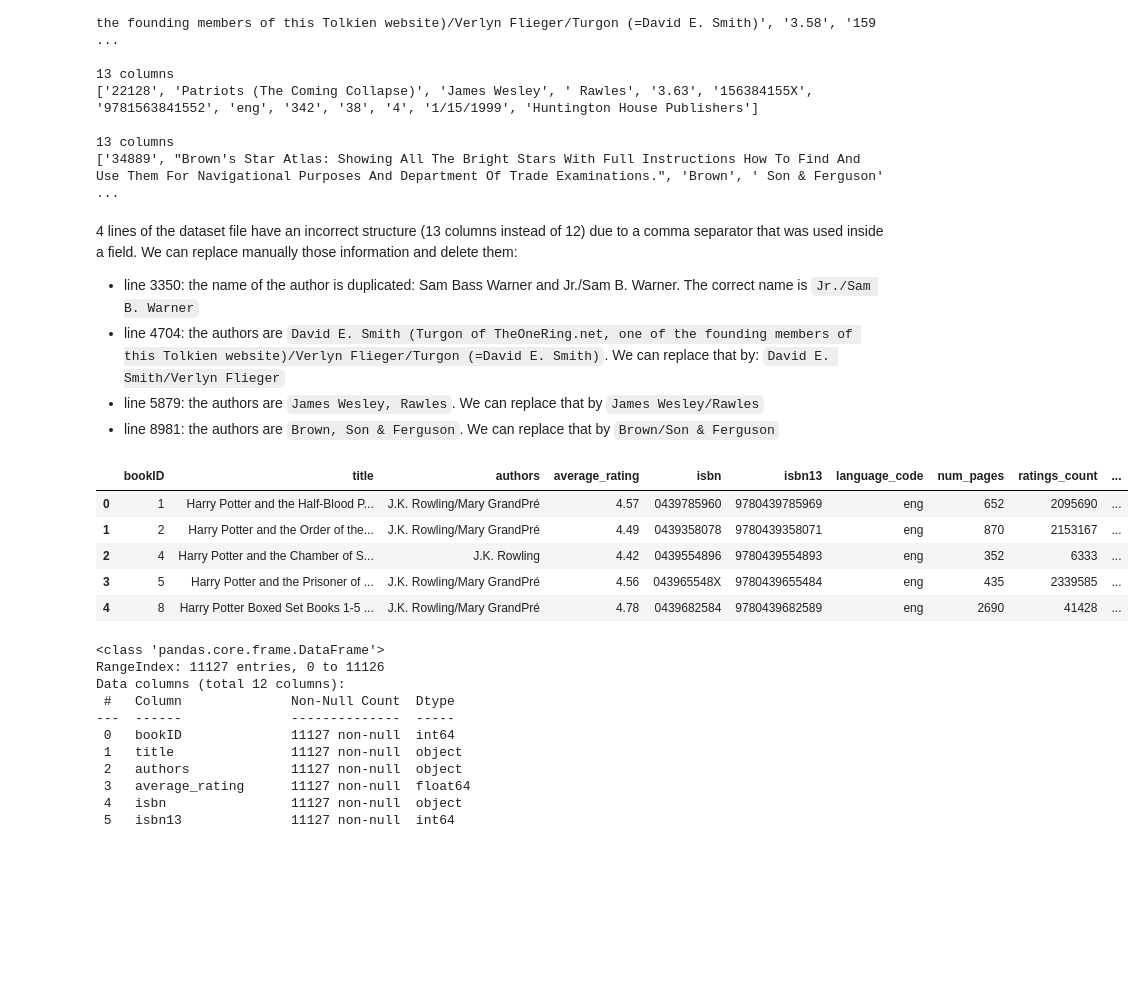
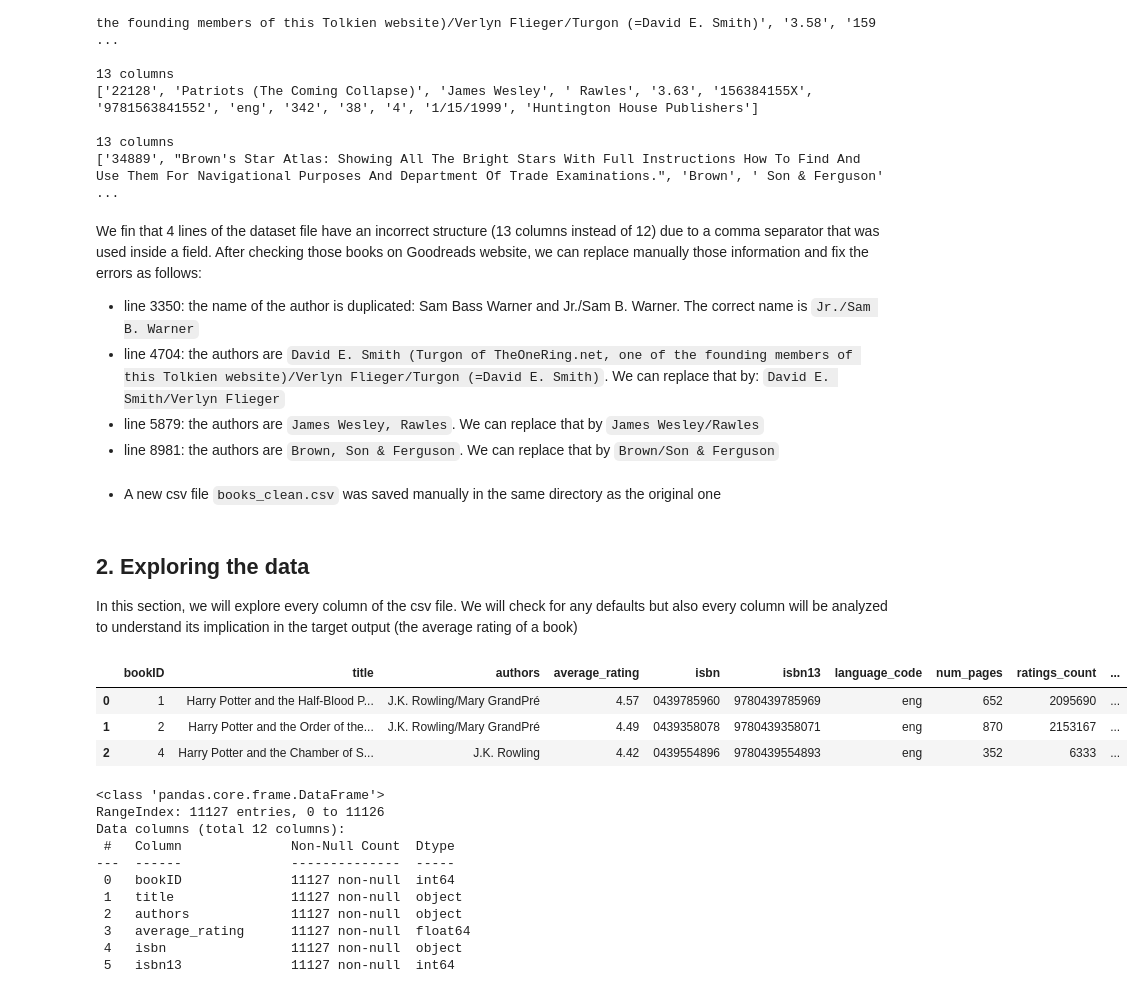
Before and after one commit to SouheilMaatoug/Goodreads-books-rating, a Jupyter notebook: notebooks/dataset-exploration.ipynb, the cells around one changed output. Drawn from its saved outputs; the diff is of its cells as text; code cells hidden in the pictures; blank space fills up the shorter version.

Commit message:
update data exploration

```diff
--- a/notebooks/dataset-exploration.ipynb
+++ b/notebooks/dataset-exploration.ipynb
@@ -76,10 +94,15 @@ with open("../dataset/books.csv", "r", encoding="utf-8") as f:
 13 columns
 ['34889', "Brown's Star Atlas: Showing All The Bright Stars With Full Instructions How To Find And Use Them For Navigational Purposes And Department Of Trade Examinations.", 'Brown', ' Son & Ferguson' ...
 # %% [markdown]
-4 lines of the dataset file have an incorrect structure (13 columns instead of 12) due to a comma separator that was used inside a field. We can replace manually those information and delete them:
+We fin that 4 lines of the dataset file have an incorrect structure (13 columns instead of 12) due to a comma separator that was used inside a field. After checking those books on Goodreads website, we can replace manually those information and fix the errors as follows:
 
 - line 3350: the name of the author is duplicated: Sam Bass Warner and Jr./Sam B. Warner. The correct name is `Jr./Sam B. Warner`
 - line 4704: the authors are `David E. Smith (Turgon of TheOneRing.net, one of the founding members of this Tolkien website)/Verlyn Flieger/Turgon (=David E. Smith)`. We can replace that by: `David E. Smith/Verlyn Flieger`
 - line 5879: the authors are `James Wesley, Rawles`. We can replace that by `James Wesley/Rawles`
 - line 8981: the authors are `Brown, Son & Ferguson`. We can replace that by `Brown/Son & Ferguson`
+# %% [markdown]
+- A new csv file `books_clean.csv` was saved manually in the same directory as the original one
+# %% [markdown]
+## 2. Exploring the data
+In this section, we will explore every column of the csv file. We will check for any defaults but also every column will be analyzed to understand its implication in the target output (the average rating of a book)
 # %%
@@ -87,13 +110,11 @@ import pandas as csv
 # %%
-books_df = pd.read_csv("../dataset/books_clean.csv", sep=",", encoding="utf-8")
-books_df.head()
+books_df = pd.read_csv("../data/books_clean.csv", sep=",", encoding="utf-8")
+books_df.head(3)
 # %% [output]
 |  | bookID | title | authors | average_rating | isbn | isbn13 | language_code | num_pages | ratings_count | ... |
 | 0 | 1 | Harry Potter and the Half-Blood P... | J.K. Rowling/Mary GrandPré | 4.57 | 0439785960 | 9780439785969 | eng | 652 | 2095690 | ... |
 | 1 | 2 | Harry Potter and the Order of the... | J.K. Rowling/Mary GrandPré | 4.49 | 0439358078 | 9780439358071 | eng | 870 | 2153167 | ... |
 | 2 | 4 | Harry Potter and the Chamber of S... | J.K. Rowling | 4.42 | 0439554896 | 9780439554893 | eng | 352 | 6333 | ... |
-| 3 | 5 | Harry Potter and the Prisoner of ... | J.K. Rowling/Mary GrandPré | 4.56 | 043965548X | 9780439655484 | eng | 435 | 2339585 | ... |
-| 4 | 8 | Harry Potter Boxed Set Books 1-5 ... | J.K. Rowling/Mary GrandPré | 4.78 | 0439682584 | 9780439682589 | eng | 2690 | 41428 | ... |
 # %%
 books_df.info()
 # %% [output]
```
Also changed, not shown: parts of 78 cells of this notebook.
